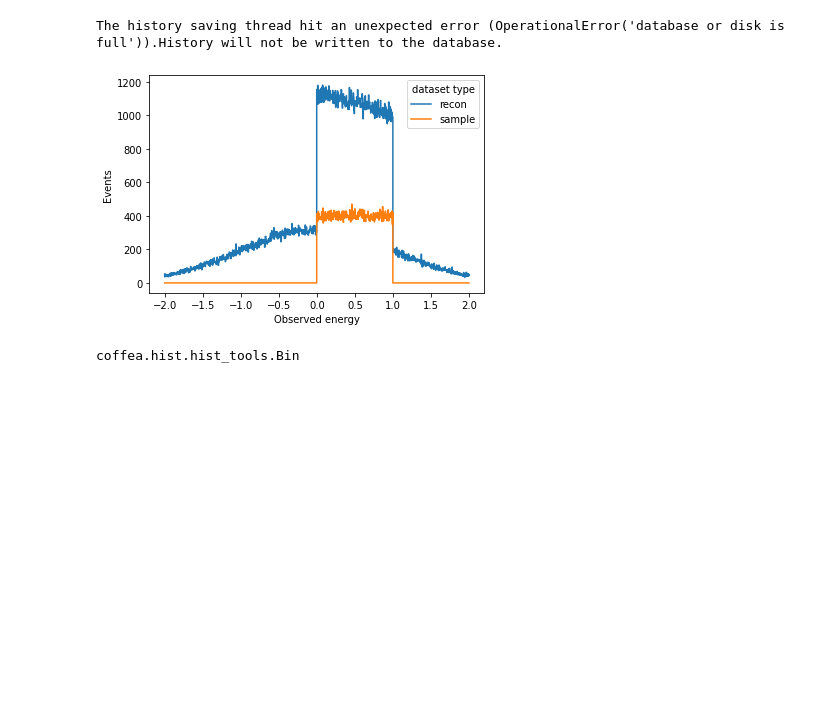
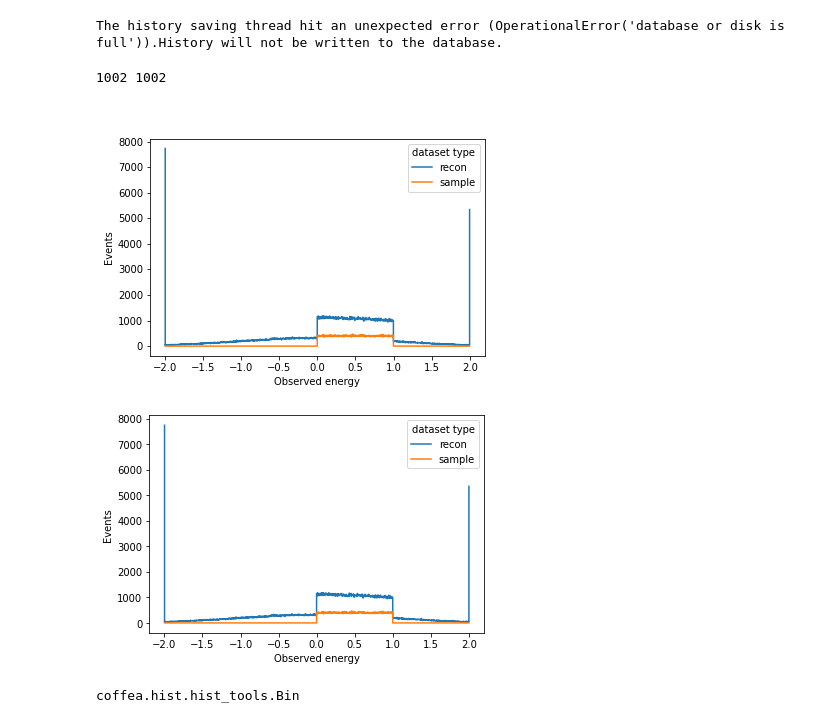
Before and after one commit to ezeeEric/DiVAE, a Jupyter notebook: sandbox/coffea_hist_plotting.ipynb, the cells around one changed output. Saved outputs shown, nothing was run; the diff lists cells and outputs as text; code cells hidden in the pictures; blank space fills up the shorter version.

Commit message:
Adding plotting changes for wandb

```diff
--- a/sandbox/coffea_hist_plotting.ipynb
+++ b/sandbox/coffea_hist_plotting.ipynb
@@ -180,7 +180,9 @@ def plot_coffea_hist(c_hist, ):
     cat_names = [identifier.name for identifier in cat_ax.identifiers()]
     bins = [ax_bin.mid for ax_bin in bin_ax.identifiers()]
 
-    value_dict = {cat_name:c_hist.values()[(cat_name,)] for cat_name in cat_names}
+    value_dict = {cat_name:c_hist.values(overflow='all')[(cat_name,)] for cat_name in cat_names}
+    bins = [bins[0]] + bins + [bins[len(bins)-1]]
+    print(len(value_dict[cat_names[0]]), len(bins))
     for cat_name in cat_names:
         plt.step(bins, value_dict[cat_name], label=cat_name)
 
@@ -197,7 +201,9 @@ def plot_coffea_hist(c_hist, ):
 # %%
-plot_total_energy_hist(h)
+plot_coffea_hist(h)
 # %% [output]
+1002 1002
-[figure, old version]
+[figure, new version]
+[figure, added]
 # %%
 hist.Bin
 # %% [output]
```
Also changed, not shown: parts of 1 cell of this notebook, 11 other files.
